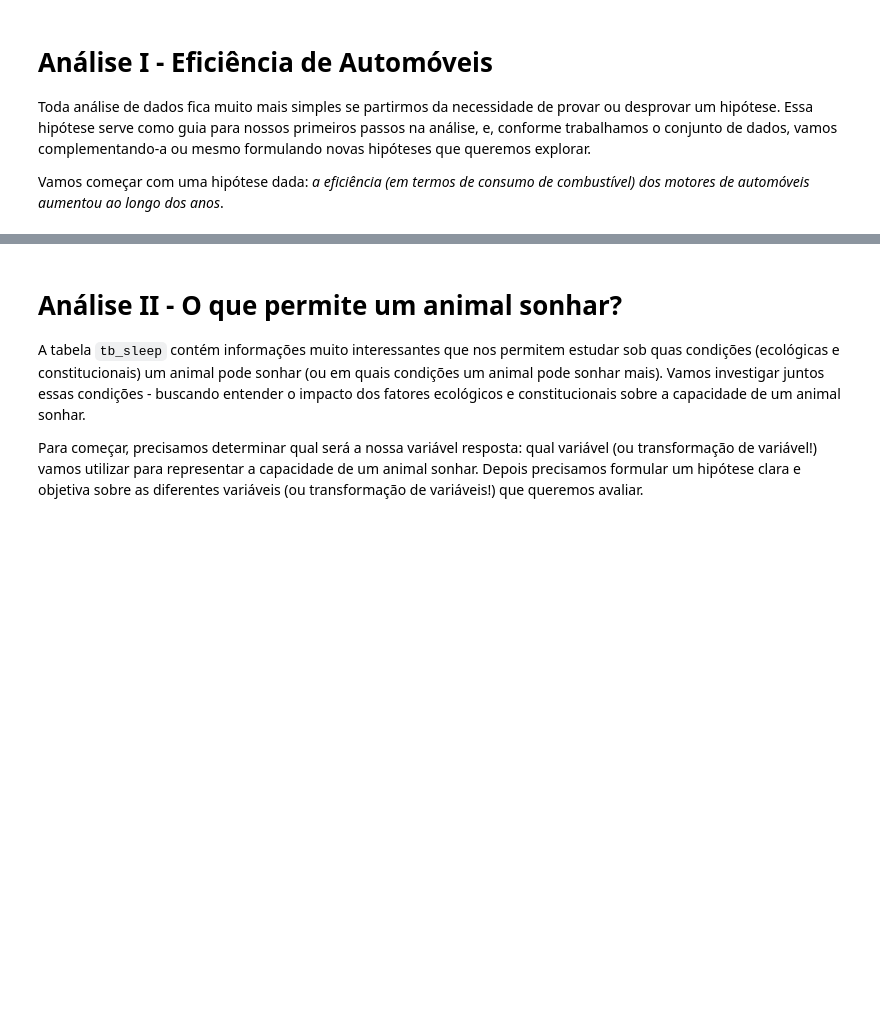
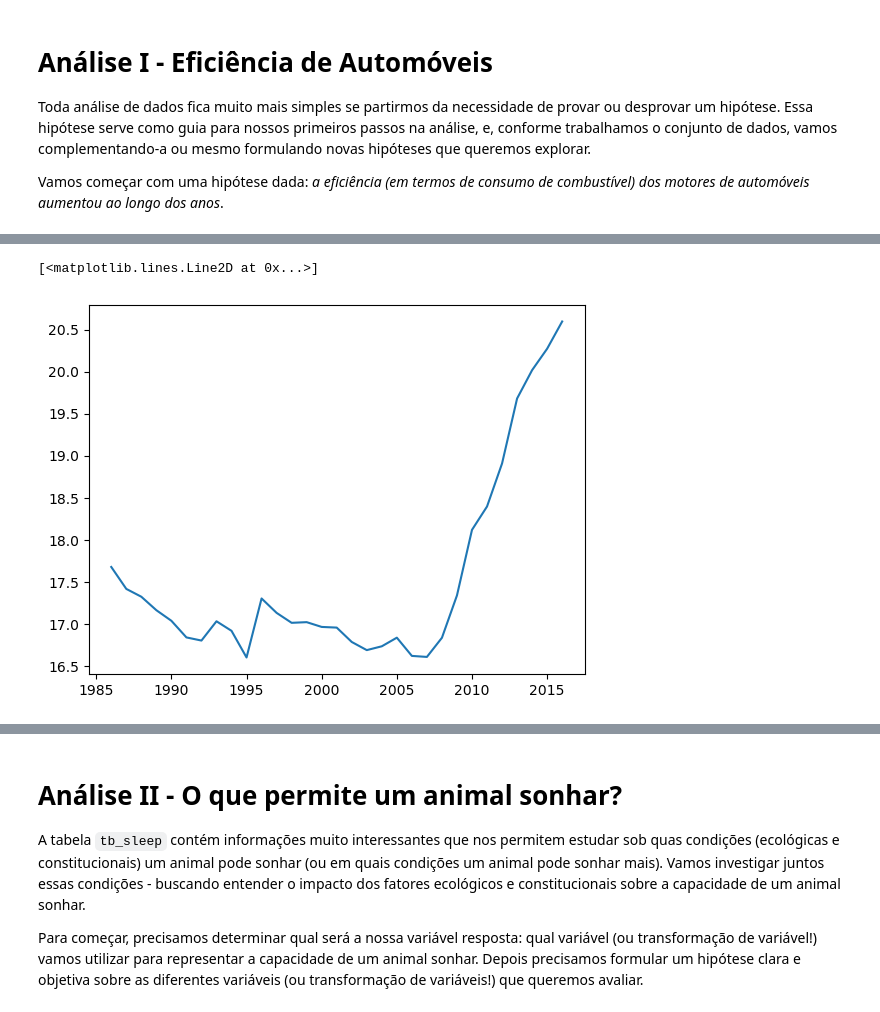
Before and after one commit to sadguilherme/99_PT_JAN2023, a Jupyter notebook: aulas/20230211 Revisão Pandas.ipynb, the cells around one changed output, grey strips where cells are left out. Saved outputs shown, nothing was run; the diff lists cells and outputs as text; code cells hidden in the pictures; blank space fills up the shorter version.

```diff
--- a/aulas/20230211 Revisão Pandas.ipynb
+++ b/aulas/20230211 Revisão Pandas.ipynb
@@ -16,0 +91,16 @@ tb_veic.describe()
+# %%
+mask_year = (tb_veic['year'] <= 2016) & (tb_veic['year'] >= 1986)
+tb_veic = tb_veic[mask_year].copy()
+# %%
+var_eff = "city_mpg"
+tb_agg_year = (
+    tb_veic
+    .groupby('year')
+    .agg(
+        eff_med_ano = (var_eff, 'mean')
+    )
+)
+plt.plot(tb_agg_year)
+# %% [output]
+[<matplotlib.lines.Line2D at 0x...>]
+[figure, added]
```
Also changed, not shown: parts of 17 cells of this notebook, 1 other file.
